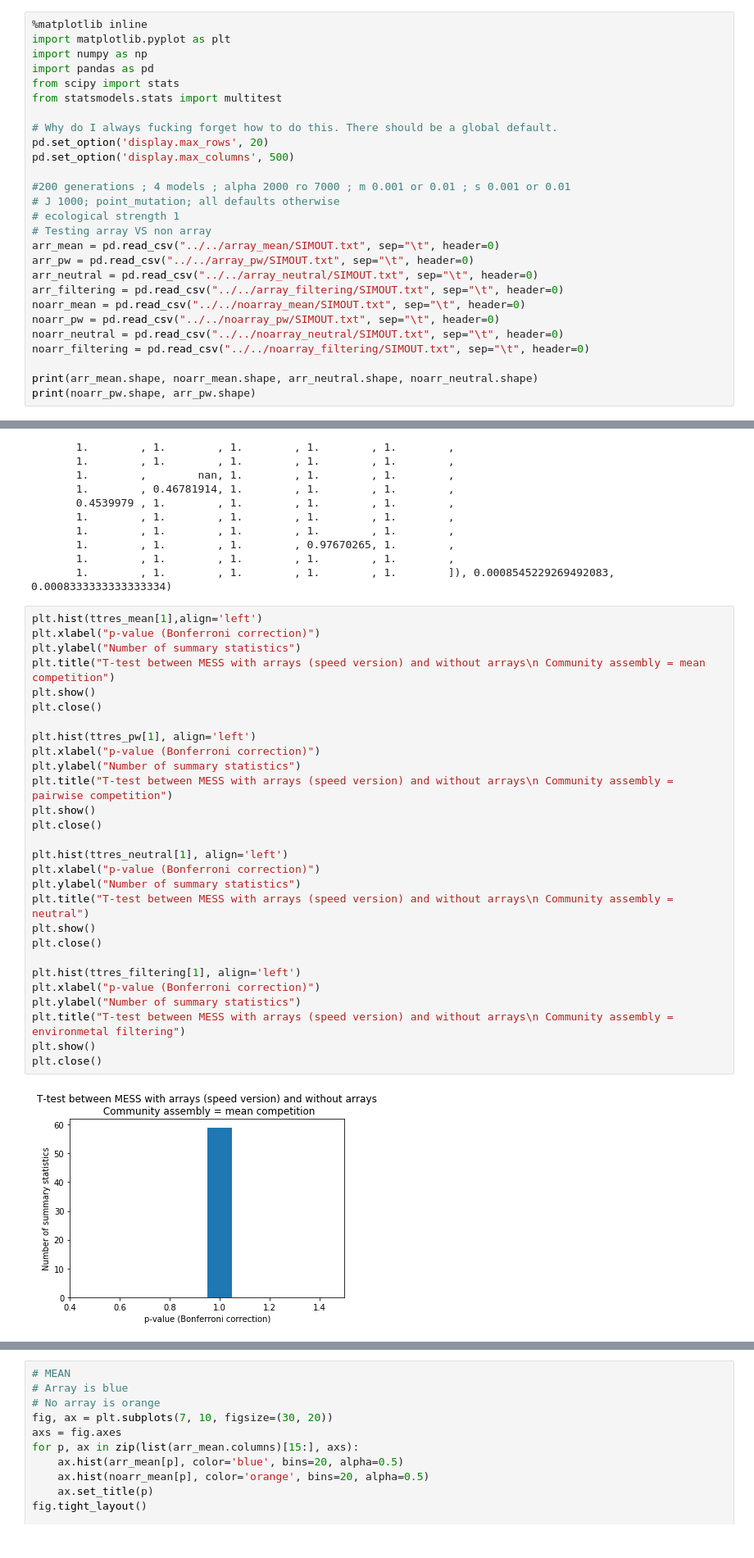
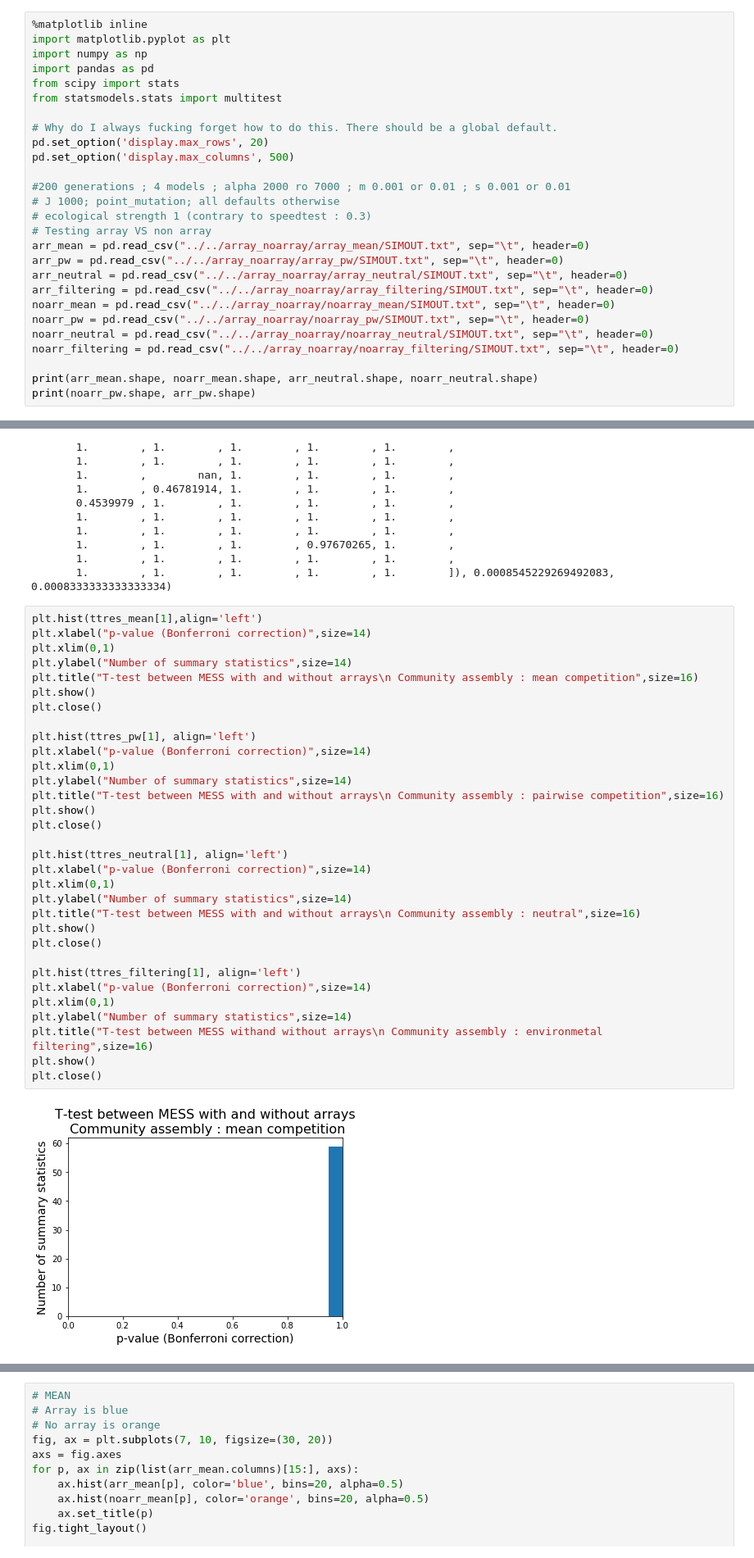
Before and after one commit to messDiv/MESS, a Jupyter notebook: jupyter-notebooks/plotting/testing_array_version.ipynb, the cells around one changed output, grey strips where cells are left out. Shown at 82% size. Saved outputs shown, nothing was run; the diff lists cells and outputs as text.

Commit message:
test for matrix version VS no matrix

```diff
--- a/jupyter-notebooks/plotting/testing_array_version.ipynb
+++ b/jupyter-notebooks/plotting/testing_array_version.ipynb
@@ -12,16 +12,16 @@ pd.set_option('display.max_columns', 500)
 
 #200 generations ; 4 models ; alpha 2000 ro 7000 ; m 0.001 or 0.01 ; s 0.001 or 0.01
 # J 1000; point_mutation; all defaults otherwise
-# ecological strength 1
+# ecological strength 1 (contrary to speedtest : 0.3)
 # Testing array VS non array
-arr_mean = pd.read_csv("../../array_mean/SIMOUT.txt", sep="\t", header=0)
-arr_pw = pd.read_csv("../../array_pw/SIMOUT.txt", sep="\t", header=0)
-arr_neutral = pd.read_csv("../../array_neutral/SIMOUT.txt", sep="\t", header=0)
-arr_filtering = pd.read_csv("../../array_filtering/SIMOUT.txt", sep="\t", header=0)
-noarr_mean = pd.read_csv("../../noarray_mean/SIMOUT.txt", sep="\t", header=0)
-noarr_pw = pd.read_csv("../../noarray_pw/SIMOUT.txt", sep="\t", header=0)
-noarr_neutral = pd.read_csv("../../noarray_neutral/SIMOUT.txt", sep="\t", header=0)
-noarr_filtering = pd.read_csv("../../noarray_filtering/SIMOUT.txt", sep="\t", header=0)
+arr_mean = pd.read_csv("../../array_noarray/array_mean/SIMOUT.txt", sep="\t", header=0)
+arr_pw = pd.read_csv("../../array_noarray/array_pw/SIMOUT.txt", sep="\t", header=0)
+arr_neutral = pd.read_csv("../../array_noarray/array_neutral/SIMOUT.txt", sep="\t", header=0)
+arr_filtering = pd.read_csv("../../array_noarray/array_filtering/SIMOUT.txt", sep="\t", header=0)
+noarr_mean = pd.read_csv("../../array_noarray/noarray_mean/SIMOUT.txt", sep="\t", header=0)
+noarr_pw = pd.read_csv("../../array_noarray/noarray_pw/SIMOUT.txt", sep="\t", header=0)
+noarr_neutral = pd.read_csv("../../array_noarray/noarray_neutral/SIMOUT.txt", sep="\t", header=0)
+noarr_filtering = pd.read_csv("../../array_noarray/noarray_filtering/SIMOUT.txt", sep="\t", header=0)
 
 print(arr_mean.shape, noarr_mean.shape, arr_neutral.shape, noarr_neutral.shape)
 print(noarr_pw.shape, arr_pw.shape)
@@ -65,31 +65,35 @@ print(ttres_pw)
        1.        , 1.        , 1.        , 1.        , 1.        ]), 0.0008545229269492083, 0.0008333333333333334)
 # %%
 plt.hist(ttres_mean[1],align='left')
-plt.xlabel("p-value (Bonferroni correction)")
-plt.ylabel("Number of summary statistics")
-plt.title("T-test between MESS with arrays (speed version) and without arrays\n Community assembly = mean competition")
+plt.xlabel("p-value (Bonferroni correction)",size=14)
+plt.xlim(0,1)
+plt.ylabel("Number of summary statistics",size=14)
+plt.title("T-test between MESS with and without arrays\n Community assembly : mean competition",size=16)
 plt.show()
 plt.close()
 
 plt.hist(ttres_pw[1], align='left')
-plt.xlabel("p-value (Bonferroni correction)")
-plt.ylabel("Number of summary statistics")
-plt.title("T-test between MESS with arrays (speed version) and without arrays\n Community assembly = pairwise competition")
+plt.xlabel("p-value (Bonferroni correction)",size=14)
+plt.xlim(0,1)
+plt.ylabel("Number of summary statistics",size=14)
+plt.title("T-test between MESS with and without arrays\n Community assembly : pairwise competition",size=16)
 plt.show()
 plt.close()
 
 plt.hist(ttres_neutral[1], align='left')
-plt.xlabel("p-value (Bonferroni correction)")
-plt.ylabel("Number of summary statistics")
-plt.title("T-test between MESS with arrays (speed version) and without arrays\n Community assembly = neutral")
+plt.xlabel("p-value (Bonferroni correction)",size=14)
+plt.xlim(0,1)
+plt.ylabel("Number of summary statistics",size=14)
+plt.title("T-test between MESS with and without arrays\n Community assembly : neutral",size=16)
 plt.show()
 plt.close()
 
 plt.hist(ttres_filtering[1], align='left')
-plt.xlabel("p-value (Bonferroni correction)")
-plt.ylabel("Number of summary statistics")
-plt.title("T-test between MESS with arrays (speed version) and without arrays\n Community assembly = environmetal filtering")
+plt.xlabel("p-value (Bonferroni correction)",size=14)
+plt.xlim(0,1)
+plt.ylabel("Number of summary statistics",size=14)
+plt.title("T-test between MESS withand without arrays\n Community assembly : environmetal filtering",size=16)
 plt.show()
 plt.close()
 # %% [output]
-[figure, old version]
+[figure, new version]
```
Also changed, not shown: parts of 1 cell of this notebook, 1 other file.
